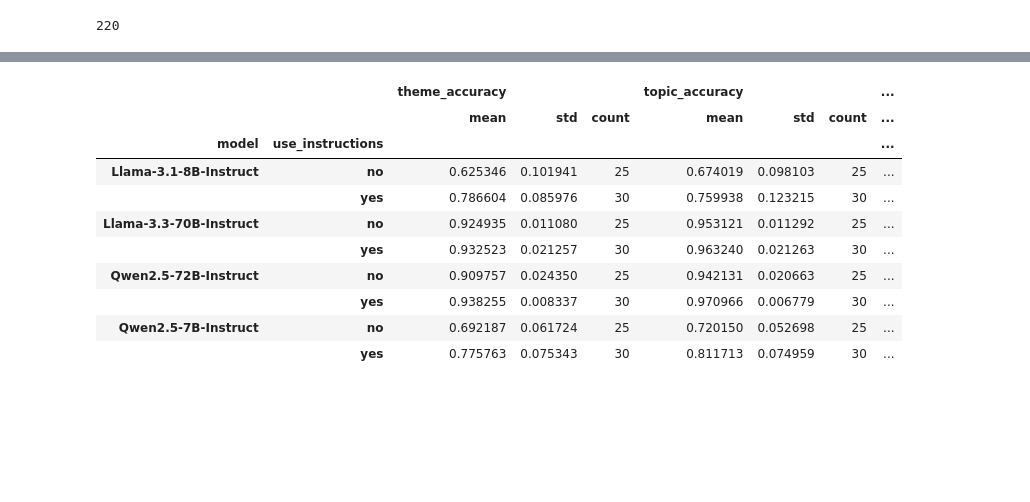
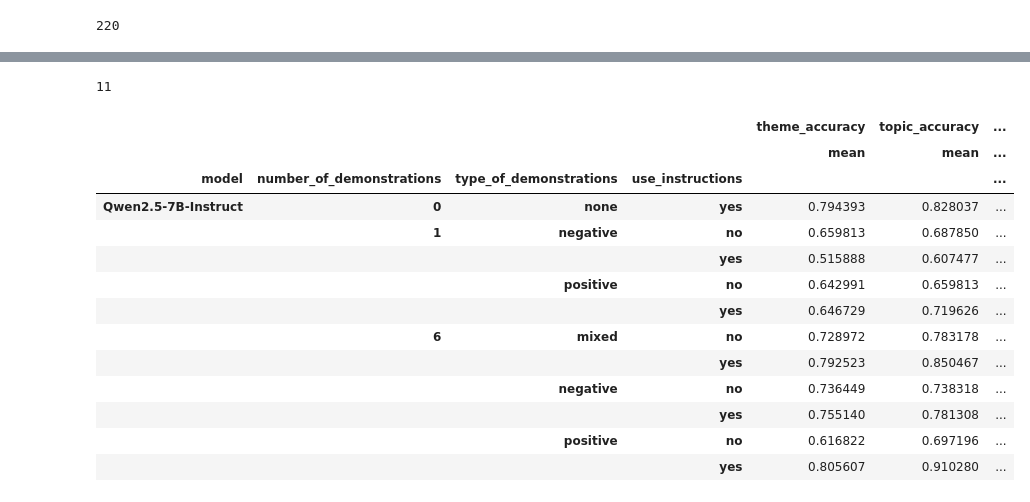
Before and after one commit to AleksiKaa/mscthesis, a Jupyter notebook: src/notebooks/results/aggregate_results_metrics.ipynb, the cells around one changed output, grey strips where cells are left out. Cells and saved outputs as stored; diff of their text form; code cells hidden in the pictures; blank space fills up the shorter version.

Commit message:
data stuff

```diff
--- a/src/notebooks/results/aggregate_results_metrics.ipynb
+++ b/src/notebooks/results/aggregate_results_metrics.ipynb
@@ -131,19 +127,37 @@ agg.style.apply(bold_extreme_values, axis=0)
 # %%
-agg = aggregate_results(res, ["model", "use_instructions"], cols[4:])
-agg.style.apply(bold_extreme_values, axis=0)
+# Collect raw data
+basepath = "./outputs/"
+finished_jobs = collect_jobs(basepath)
+jobs_list = [job for _, job_list in finished_jobs.items() for job in job_list] # Flatten
+print(len(jobs_list))
+
+res2 = pd.DataFrame(score_table(jobs_list, cols))
+res2 = prettify_table(res2)
 # %% [output]
-|  |  | theme_accuracy |  |  | topic_accuracy |  |  | ... |
-|  |  | mean | std | count | mean | std | count | ... |
-| model | use_instructions |  |  |  |  |  |  | ... |
-| Llama-3.1-8B-Instruct | no | 0.625346 | 0.101941 | 25 | 0.674019 | 0.098103 | 25 | ... |
-|  | yes | 0.786604 | 0.085976 | 30 | 0.759938 | 0.123215 | 30 | ... |
-| Llama-3.3-70B-Instruct | no | 0.924935 | 0.011080 | 25 | 0.953121 | 0.011292 | 25 | ... |
-|  | yes | 0.932523 | 0.021257 | 30 | 0.963240 | 0.021263 | 30 | ... |
-| Qwen2.5-72B-Instruct | no | 0.909757 | 0.024350 | 25 | 0.942131 | 0.020663 | 25 | ... |
-|  | yes | 0.938255 | 0.008337 | 30 | 0.970966 | 0.006779 | 30 | ... |
-| Qwen2.5-7B-Instruct | no | 0.692187 | 0.061724 | 25 | 0.720150 | 0.052698 | 25 | ... |
-|  | yes | 0.775763 | 0.075343 | 30 | 0.811713 | 0.074959 | 30 | ... |
+11
 # %%
-#res1.reorder_levels([2, 0, 1, 3])
-#print(agg.to_latex())
-#print(agg.to_html())
+# Show all columns
+pd.options.display.max_columns = None
+# Set float formatting
+pd.options.display.float_format = '{:,.3f}'.format
+
+agg = aggregate_results(res2, ["model", "number_of_demonstrations", "type_of_demonstrations", "use_instructions"], cols[4:])
+# Drop count
+agg = agg.loc['Qwen2.5-7B-Instruct':, (slice(None), ['mean'])]
+# Highlight max values for each column
+agg.style.apply(bold_extreme_values, axis=0)
+# %% [output]
+|  |  |  |  | theme_accuracy | topic_accuracy | ... |
+|  |  |  |  | mean | mean | ... |
+| model | number_of_demonstrations | type_of_demonstrations | use_instructions |  |  | ... |
+| Qwen2.5-7B-Instruct | 0 | none | yes | 0.794393 | 0.828037 | ... |
+|  | 1 | negative | no | 0.659813 | 0.687850 | ... |
+|  |  |  | yes | 0.515888 | 0.607477 | ... |
+|  |  | positive | no | 0.642991 | 0.659813 | ... |
+|  |  |  | yes | 0.646729 | 0.719626 | ... |
+|  | 6 | mixed | no | 0.728972 | 0.783178 | ... |
+|  |  |  | yes | 0.792523 | 0.850467 | ... |
+|  |  | negative | no | 0.736449 | 0.738318 | ... |
+|  |  |  | yes | 0.755140 | 0.781308 | ... |
+|  |  | positive | no | 0.616822 | 0.697196 | ... |
+|  |  |  | yes | 0.805607 | 0.910280 | ... |
```
Also changed, not shown: parts of 3 cells of this notebook, 2 other files.
